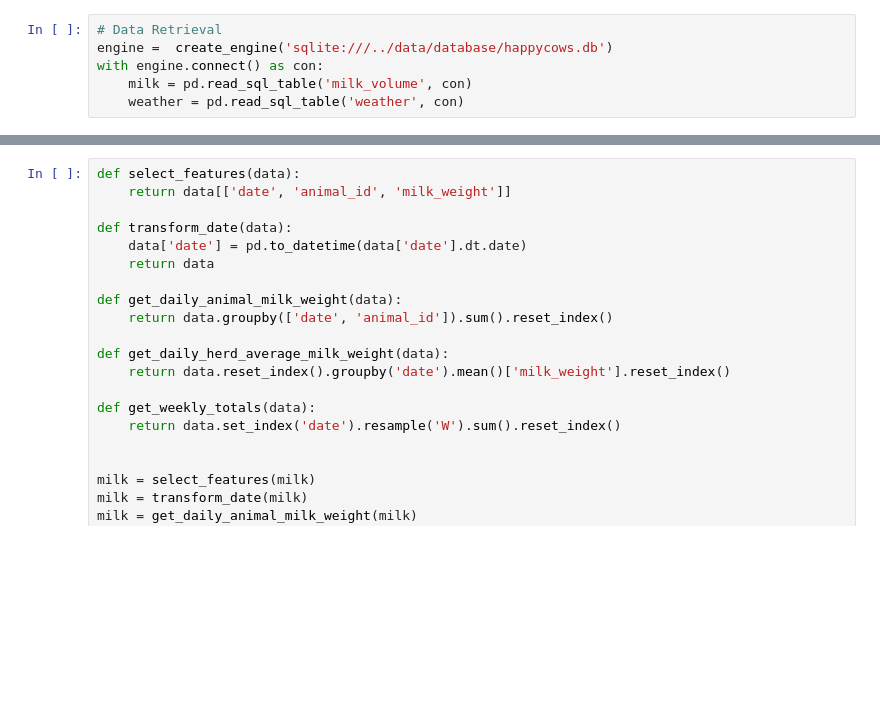
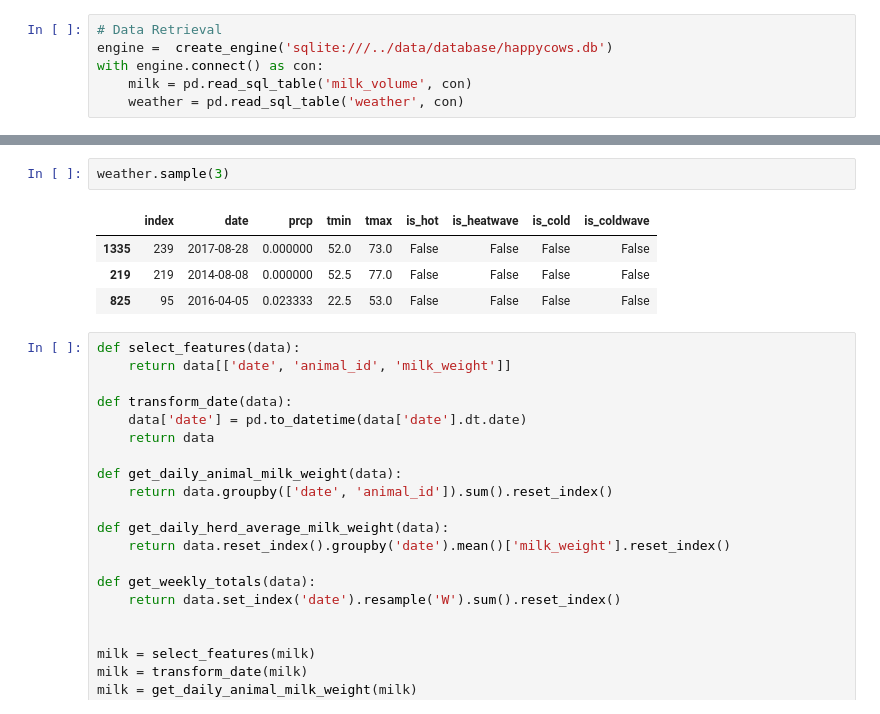
Before and after one commit to falaktheoptimist/happy-cows, a Jupyter notebook: notebooks/milk_production_and_temperature.ipynb, the cells around one changed output, grey strips where cells are left out. Saved outputs shown, nothing was run; the diff lists cells and outputs as text; blank space fills up the shorter version.

```diff
--- a/notebooks/milk_production_and_temperature.ipynb
+++ b/notebooks/milk_production_and_temperature.ipynb
@@ -58,3 +65,10 @@ with engine.connect() as con:
+# %%
+weather.sample(3)
+# %% [output]
+|  | index | date | prcp | tmin | tmax | is_hot | is_heatwave | is_cold | is_coldwave |
+| 1335 | 239 | 2017-08-28 | 0.000000 | 52.0 | 73.0 | False | False | False | False |
+| 219 | 219 | 2014-08-08 | 0.000000 | 52.5 | 77.0 | False | False | False | False |
+| 825 | 95 | 2016-04-05 | 0.023333 | 22.5 | 53.0 | False | False | False | False |
 # %%
 def select_features(data):
     return data[['date', 'animal_id', 'milk_weight']]
```
Also changed, not shown: parts of 5 cells of this notebook, 2 other files.
